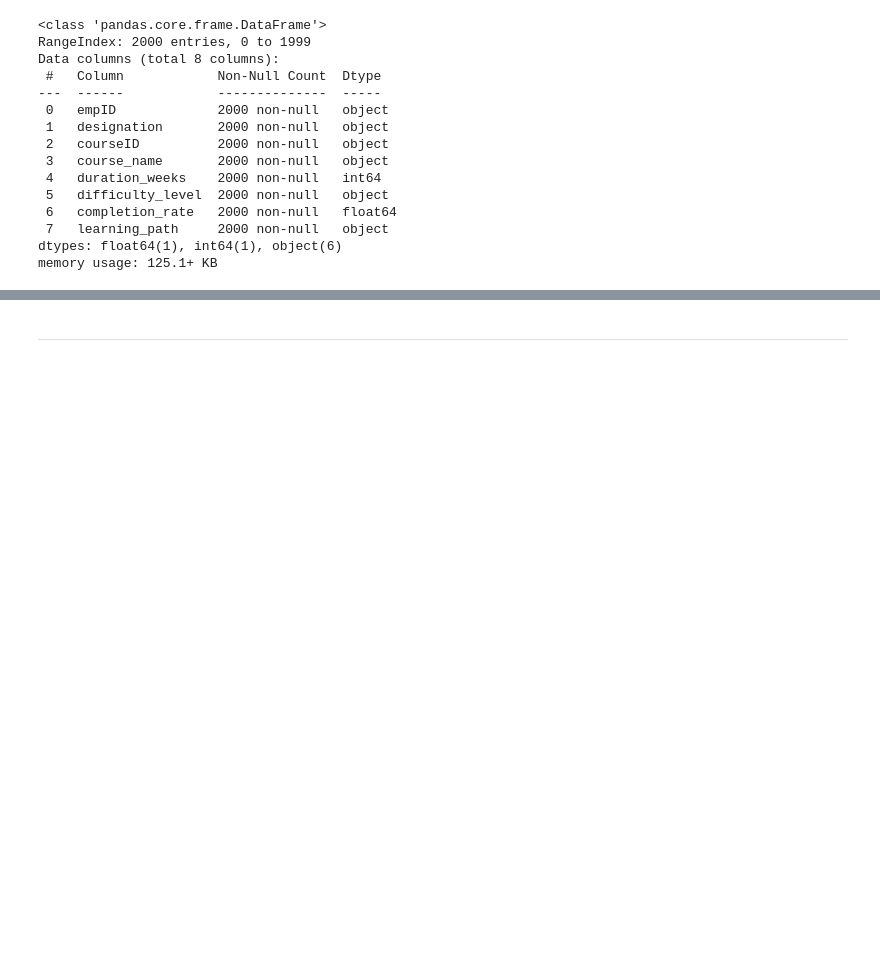
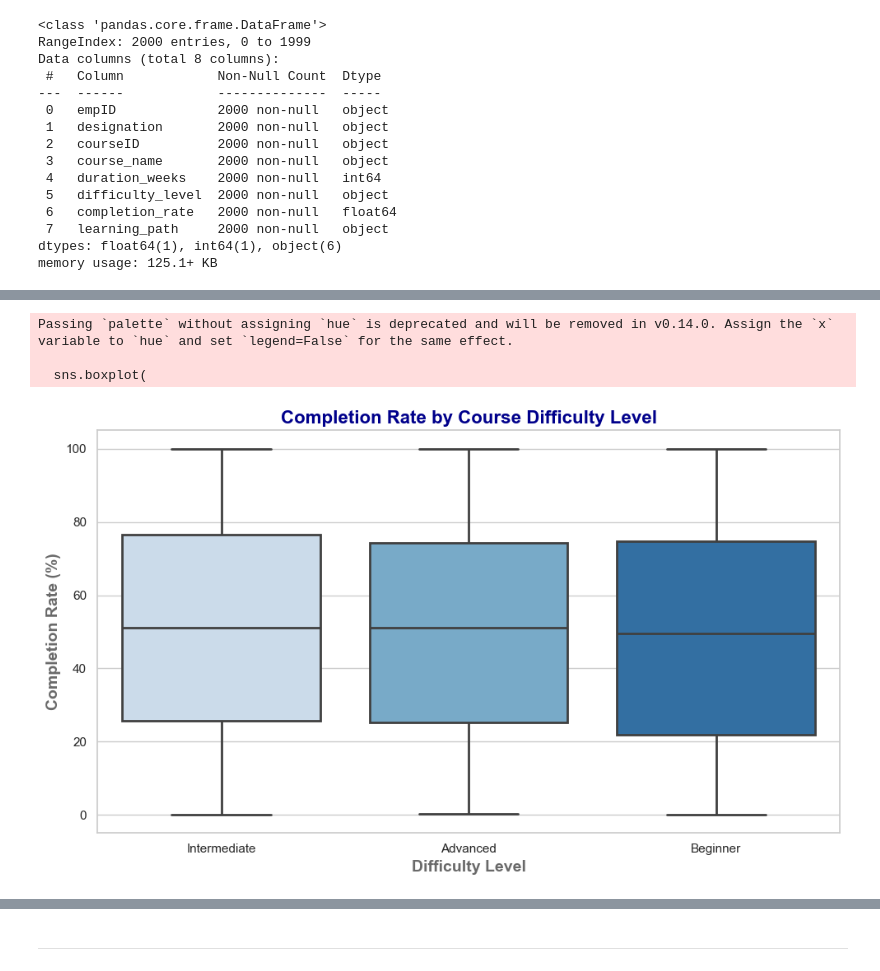
Before and after one commit to akhilch25/FinalProject_DE, a Jupyter notebook: DataEngineering/Script.ipynb, the cells around one changed output, grey strips where cells are left out. Drawn from its saved outputs; the diff is of its cells as text; code cells hidden in the pictures; blank space fills up the shorter version.

```diff
--- a/DataEngineering/Script.ipynb
+++ b/DataEngineering/Script.ipynb
@@ -326,0 +369,33 @@ memory usage: 125.1+ KB
+# %%
+import matplotlib.pyplot as plt
+import seaborn as sns
+
+# Set the style
+sns.set_style("whitegrid")
+
+# Create the figure
+plt.figure(figsize=(10, 6))
+
+# Create the boxplot with improved aesthetics
+sns.boxplot(
+    x='difficulty_level',
+    y='completion_rate',
+    data=fact_df,
+    palette='Blues',  # Set color palette
+    linewidth=2,  # Thicker line for box edges
+    fliersize=4  # Smaller outliers to reduce distraction
+)
+
+# Add title and labels with improved formatting
+plt.title('Completion Rate by Course Difficulty Level', fontsize=16, fontweight='bold', color='darkblue')
+plt.xlabel('Difficulty Level', fontsize=14, fontweight='bold', color='dimgray')
+plt.ylabel('Completion Rate (%)', fontsize=14, fontweight='bold', color='dimgray')
+
+# Show the plot
+plt.tight_layout()
+plt.show()
+# %% [output]
+Passing `palette` without assigning `hue` is deprecated and will be removed in v0.14.0. Assign the `x` variable to `hue` and set `legend=False` for the same effect.
+
+  sns.boxplot(
+[figure, added]
```
Also changed, not shown: parts of 6 cells of this notebook, 1 other file.
